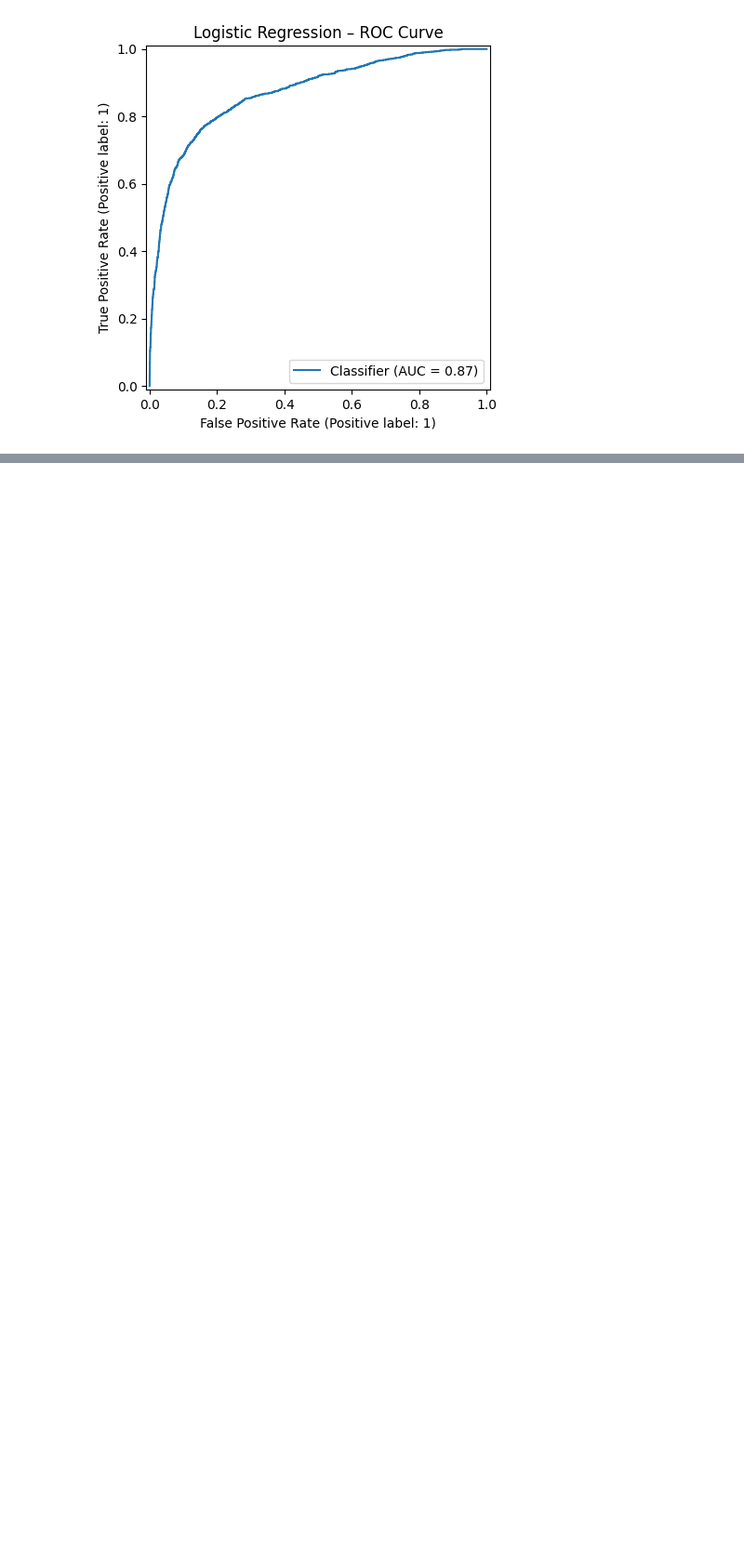
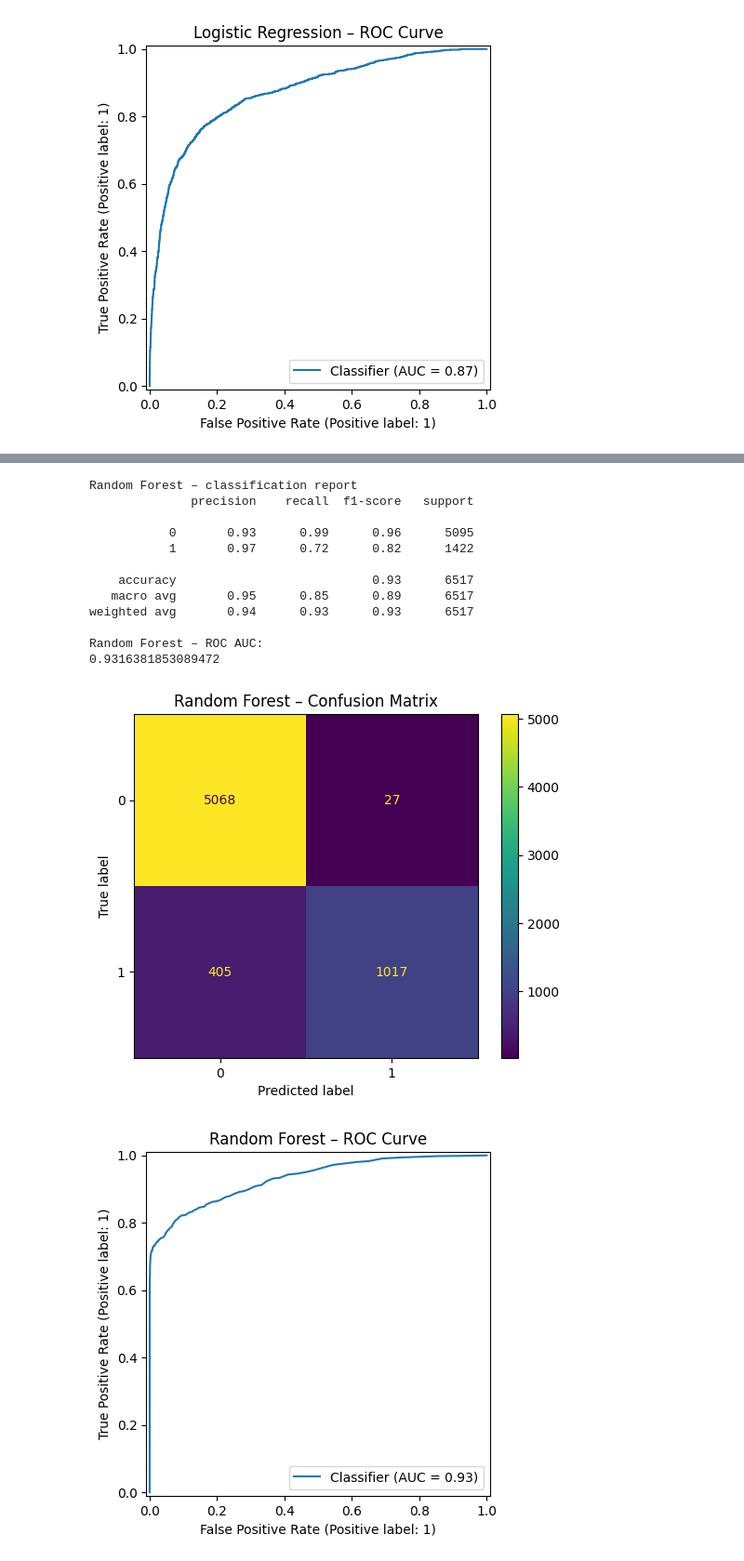
Before and after one commit to AryaanH/customer-risk-ai, a Jupyter notebook: notebooks/01_eda_and_model_prototyping.ipynb, the cells around one changed output, grey strips where cells are left out. Shown at 93% size. Cells and saved outputs as stored; diff of their text form; code cells hidden in the pictures; blank space fills up the shorter version.

Commit message:
trained 3 models and chose random forest

```diff
--- a/notebooks/01_eda_and_model_prototyping.ipynb
+++ b/notebooks/01_eda_and_model_prototyping.ipynb
@@ -146,3 +146,17 @@ Logistic Regression – ROC AUC:
 0.8711793780339513
 [figure]
 [figure]
+# %%
+# Training a Random Forest Model
+from sklearn.ensemble import RandomForestClassifier
+
+rf_clf = Pipeline(steps=[
+    ('preprocessor', preprocessor),
+    ('model', RandomForestClassifier(
+        n_estimators=200,
+        random_state=42,
+        class_weight='balanced',
+        n_jobs=-1
+    ))
+])
+rf_clf.fit(X_train, y_train)
@@ -148,0 +181,33 @@ Logistic Regression – ROC AUC:
+# %%
+# Predictions
+y_pred_rf = rf_clf.predict(X_test)
+y_proba_rf = rf_clf.predict_proba(X_test)[:, 1]
+
+print("Random Forest – classification report")
+print(classification_report(y_test, y_pred_rf))
+
+print("Random Forest – ROC AUC:")
+print(roc_auc_score(y_test, y_proba_rf))
+
+ConfusionMatrixDisplay.from_predictions(y_test, y_pred_rf)
+plt.title("Random Forest – Confusion Matrix")
+plt.show()
+
+RocCurveDisplay.from_predictions(y_test, y_proba_rf)
+plt.title("Random Forest – ROC Curve")
+plt.show()
+# %% [output]
+Random Forest – classification report
+              precision    recall  f1-score   support
+
+           0       0.93      0.99      0.96      5095
+           1       0.97      0.72      0.82      1422
+
+    accuracy                           0.93      6517
+   macro avg       0.95      0.85      0.89      6517
+weighted avg       0.94      0.93      0.93      6517
+
+Random Forest – ROC AUC:
+0.9316381853089472
+[figure, added]
+[figure, added]
```
Also changed, not shown: parts of 4 cells of this notebook, 1 other file.
